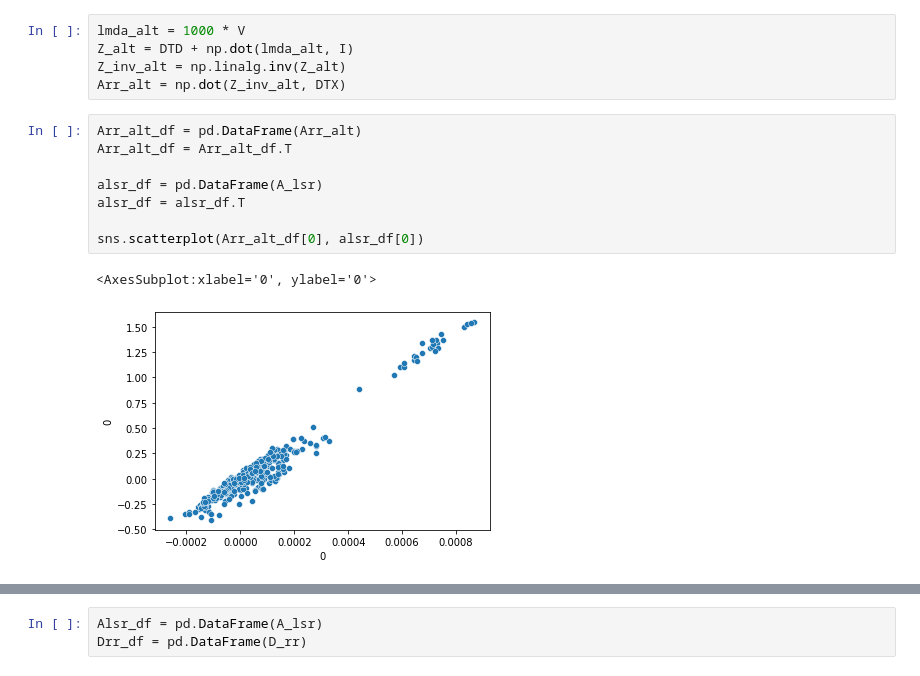
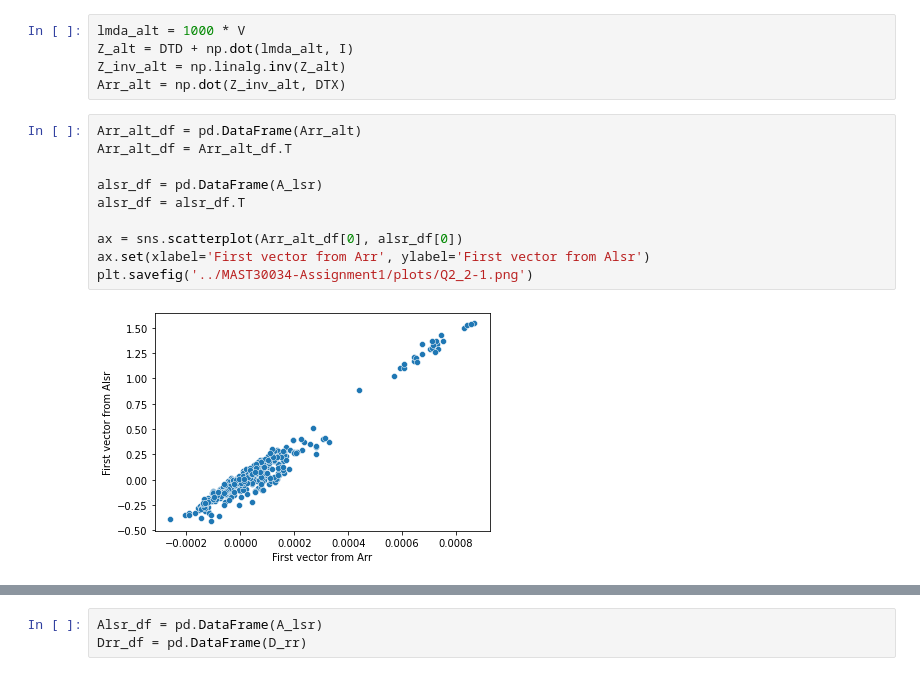
Before and after one commit to YourTeacher23/MAST30034-Assignment1, a Jupyter notebook: Notebook1.ipynb, the cells around one changed output, grey strips where cells are left out. Saved outputs shown, nothing was run; the diff lists cells and outputs as text.

```diff
--- a/Notebook1.ipynb
+++ b/Notebook1.ipynb
@@ -300,14 +307,15 @@ Arr_alt = np.dot(Z_inv_alt, DTX)
 # %%
 Arr_alt_df = pd.DataFrame(Arr_alt)
 Arr_alt_df = Arr_alt_df.T
 
 alsr_df = pd.DataFrame(A_lsr)
 alsr_df = alsr_df.T
 
-sns.scatterplot(Arr_alt_df[0], alsr_df[0])
+ax = sns.scatterplot(Arr_alt_df[0], alsr_df[0])
+ax.set(xlabel='First vector from Arr', ylabel='First vector from Alsr')
+plt.savefig('../MAST30034-Assignment1/plots/Q2_2-1.png')
 # %% [output]
-<AxesSubplot:xlabel='0', ylabel='0'>
-[figure, old version]
+[figure, new version]
 # %%
 Arr_df = pd.DataFrame(np.transpose(A_rr))
 sns.lineplot(data=Arr_df[0], label='Arr when lamda=0.5')
```
Also changed, not shown: parts of 3 cells of this notebook, 1 other file.
